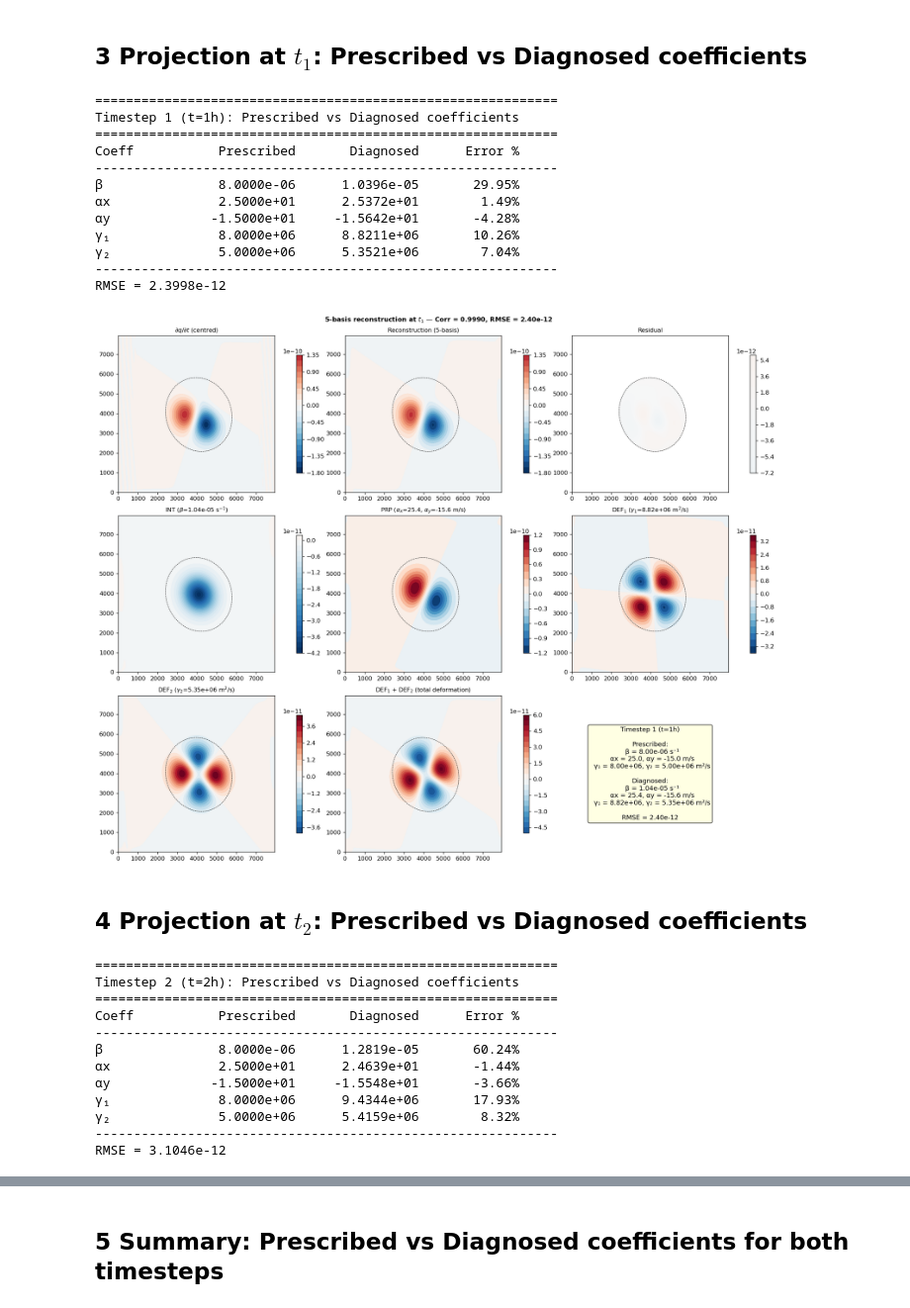
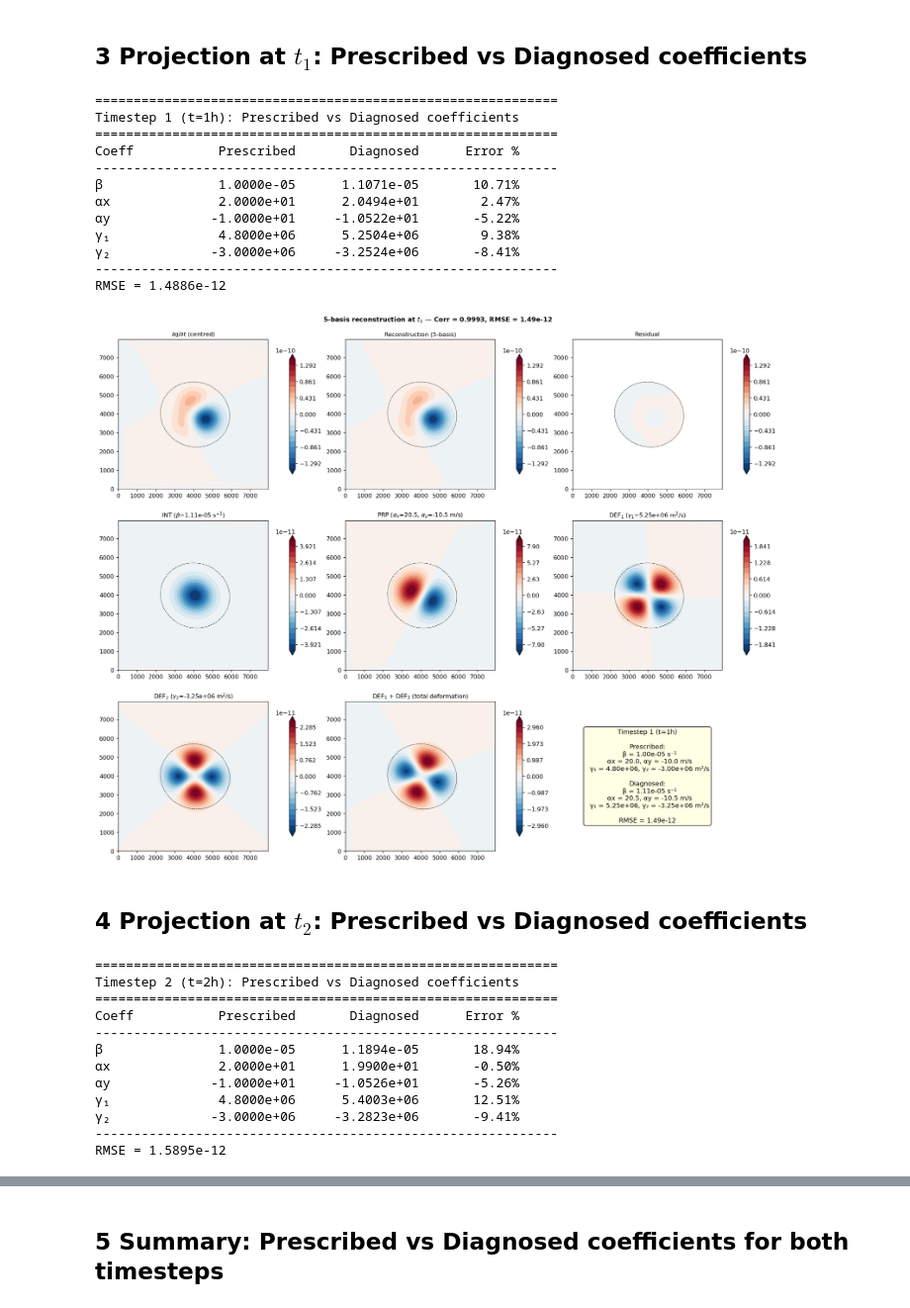
Before and after one commit to yanxingjianken/pvtend, a Jupyter notebook: examples/00_idealized_5basis.ipynb, the cells around one changed output, grey strips where cells are left out. Shown at 99% size. Cells and saved outputs as stored; diff of their text form; code cells hidden in the pictures.

```diff
--- a/examples/00_idealized_5basis.ipynb
+++ b/examples/00_idealized_5basis.ipynb
@@ -81,8 +81,8 @@ then compute centred finite-difference $\partial q / \partial t$ at $t_1$ and $t
 # %%
-# ── Prescribed coefficients (no Laplacian) ──────────────────────
-AX, AY   = 25.0, -15.0        # m/s
-BETA     = 8e-6                # s⁻¹
-G1, G2   = 8e6, 5e6           # m²/s
+# ── Prescribed coefficients matching paper Figure 3 (no Laplacian) ─
+AX, AY   = 20.0, -10.0        # m/s
+BETA     = 1.0e-5              # s⁻¹
+G1, G2   = 4.8e6, -3.0e6       # m²/s
 
 DT_SUB  = 360.0                # sub-timestep [s]
 DT_OUT  = 3600.0               # 1 hour between snapshots
@@ -271,15 +271,21 @@ Timestep 1 (t=1h): Prescribed vs Diagnosed coefficients
 ============================================================
 Coeff           Prescribed       Diagnosed      Error %
 ------------------------------------------------------------
-β               8.0000e-06      1.0396e-05       29.95%
-αx              2.5000e+01      2.5372e+01        1.49%
-αy             -1.5000e+01     -1.5642e+01       -4.28%
-γ₁              8.0000e+06      8.8211e+06       10.26%
-γ₂              5.0000e+06      5.3521e+06        7.04%
+β               1.0000e-05      1.1071e-05       10.71%
+αx              2.0000e+01      2.0494e+01        2.47%
+αy             -1.0000e+01     -1.0522e+01       -5.22%
+γ₁              4.8000e+06      5.2504e+06        9.38%
+γ₂             -3.0000e+06     -3.2524e+06       -8.41%
 ------------------------------------------------------------
-RMSE = 2.3998e-12
+RMSE = 1.4886e-12
 # %%
 # ── 3×3 panels for t1 ─────────────────────────────────────────────
+def zero_centered_levels(field, n=21):
+    vm = np.nanmax(np.abs(field))
+    if not np.isfinite(vm) or vm == 0:
+        vm = 1e-30
+    return np.linspace(-vm, vm, n), vm
+
 vm_top = np.nanmax(np.abs(dqdt_1))
 panels = [
     (dqdt_1,        r"$\partial q/\partial t$ (centred)", vm_top),
@@ -294,38 +300,42 @@ panels = [
 
 fig, axes = plt.subplots(3, 3, figsize=(16, 13), constrained_layout=True)
 for ax, (fld, lab, vm_fixed) in zip(axes.ravel()[:len(panels)], panels):
-    vm = vm_fixed if vm_fixed is not None else (np.nanmax(np.abs(fld)) or 1e-30)
-    im = ax.contourf(x_km, y_km, fld, 21, vmin=-vm, vmax=vm, cmap="RdBu_r")
+    if vm_fixed is None:
+        levels, vm = zero_centered_levels(fld)
+    else:
+        vm = vm_fixed if np.isfinite(vm_fixed) and vm_fixed != 0 else 1e-30
+        levels = np.linspace(-vm, vm, 21)
+    im = ax.contourf(x_km, y_km, fld, levels=levels, cmap="RdBu_r", extend="both")
     ax.contour(x_km, y_km, q1, levels=[-5e-8], colors="k",
                linewidths=0.6, linestyles="--")
     ax.set_aspect("equal"); ax.set_title(lab, fontsize=10)
     plt.colorbar(im, ax=ax, shrink=0.75)
 
 # Last panel: info box
 axes[2,2].axis("off")
 axes[2,2].text(0.5, 0.5,
     f"Timestep 1 (t=1h)\n\n"
     f"Prescribed:\n"
     f"  β = {BETA:.2e} s⁻¹\n"
     f"  αx = {AX:.1f}, αy = {AY:.1f} m/s\n"
     f"  γ₁ = {G1:.2e}, γ₂ = {G2:.2e} m²/s\n\n"
     f"Diagnosed:\n"
     f"  β = {res1['beta']:.2e} s⁻¹\n"
     f"  αx = {res1['ax']:.1f}, αy = {res1['ay']:.1f} m/s\n"
     f"  γ₁ = {res1['gamma1']:.2e}, γ₂ = {res1['gamma2']:.2e} m²/s\n\n"
     f"RMSE = {res1['rmse']:.2e}",
     transform=axes[2,2].transAxes, fontsize=11,
     ha="center", va="center",
     bbox=dict(boxstyle="round", fc="lightyellow", alpha=0.9))
 
 corr = np.corrcoef(dqdt_1[basis.mask & np.isfinite(dqdt_1)],
                     res1["recon"][basis.mask & np.isfinite(res1["recon"])])[0, 1]
 fig.suptitle(
     rf"5-basis reconstruction at $t_1$ — Corr = {corr:.4f}, RMSE = {res1['rmse']:.2e}",
     fontsize=11, fontweight="bold")
 plt.show()
 # %% [output]
-[figure, old version]
+[figure, new version]
 # %% [markdown]
 ## 4  Projection at $t_2$: Prescribed vs Diagnosed coefficients
 # %%
@@ -369,13 +379,13 @@ Timestep 2 (t=2h): Prescribed vs Diagnosed coefficients
 ============================================================
 Coeff           Prescribed       Diagnosed      Error %
 ------------------------------------------------------------
-β               8.0000e-06      1.2819e-05       60.24%
-αx              2.5000e+01      2.4639e+01       -1.44%
-αy             -1.5000e+01     -1.5548e+01       -3.66%
-γ₁              8.0000e+06      9.4344e+06       17.93%
-γ₂              5.0000e+06      5.4159e+06        8.32%
+β               1.0000e-05      1.1894e-05       18.94%
+αx              2.0000e+01      1.9900e+01       -0.50%
+αy             -1.0000e+01     -1.0526e+01       -5.26%
+γ₁              4.8000e+06      5.4003e+06       12.51%
+γ₂             -3.0000e+06     -3.2823e+06       -9.41%
 ------------------------------------------------------------
-RMSE = 3.1046e-12
+RMSE = 1.5895e-12
 # %%
 # ── 2×3 panels for t1: pv_dt, recon, resid; int, prp, def ─────────────
 fig, axes = plt.subplots(2, 3, figsize=(16, 10), constrained_layout=True)
```
Also changed, not shown: parts of 11 cells of this notebook, 21 other files.
